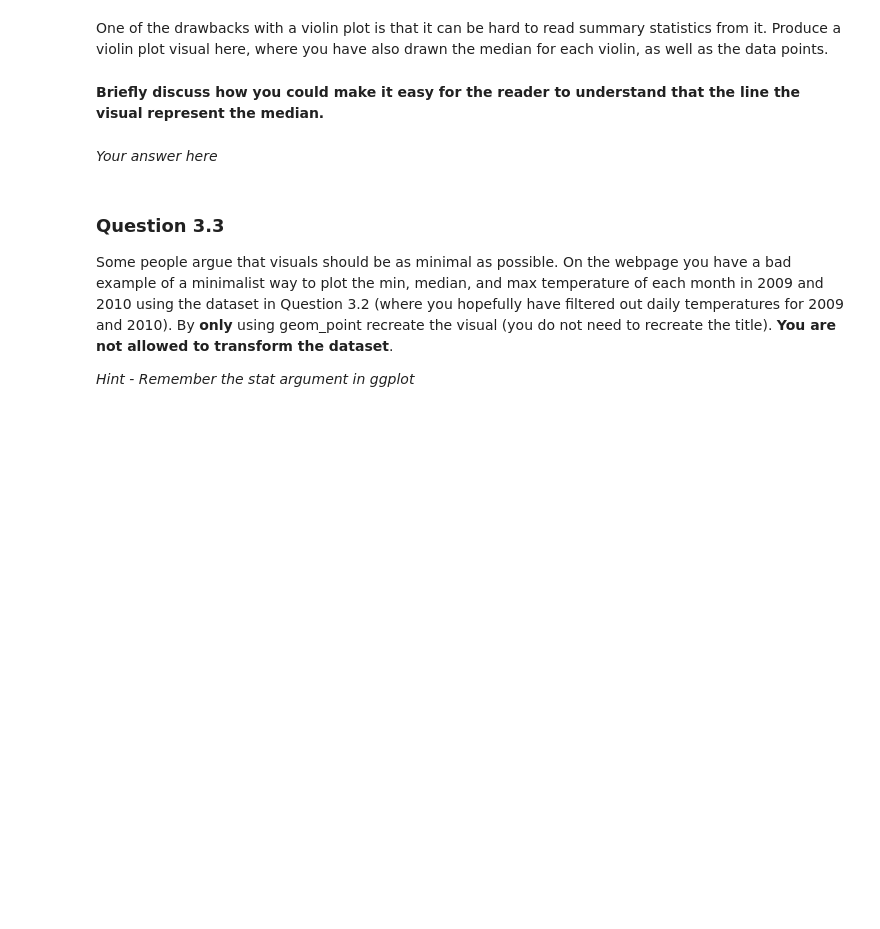
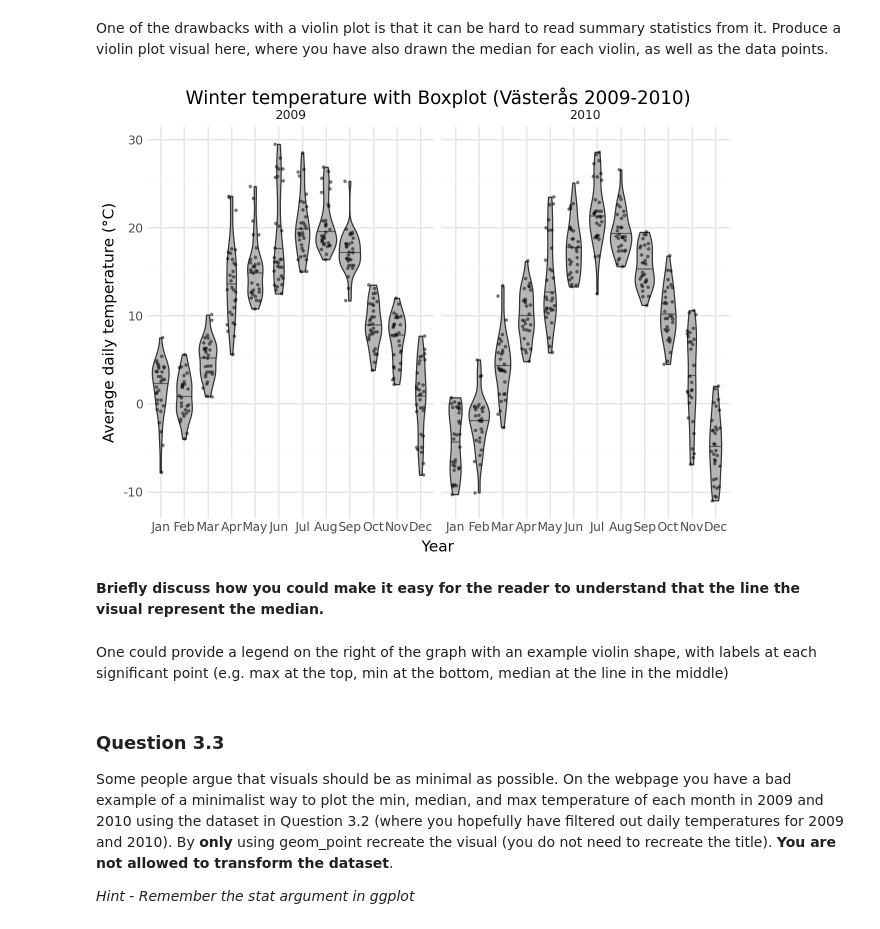
Before and after one commit to Salabud/MVE080-grp10, a Jupyter notebook: Homework1_2025.ipynb, the cells around one changed output. Saved outputs shown, nothing was run; the diff lists cells and outputs as text; code cells hidden in the pictures; blank space fills up the shorter version.

```diff
--- a/Homework1_2025.ipynb
+++ b/Homework1_2025.ipynb
@@ -272,7 +281,20 @@ One of the drawbacks with a violin plot is that it can be hard to read summary s
+# %%
+# Insert code here using violin plot with dots and median line
+(
+ggplot(tidy_weather, aes(x="factor(month)", y="Temperature"))
++ geom_violin(fill = cbPalette[7], alpha=0.7, draw_quantiles=0.5)
++ geom_jitter(size=0.5, width=0.2, alpha=0.4)
++ facet_wrap("~Year")
++ labs(y = "Average daily temperature (°C)", x = "Year", title="Winter temperature with Boxplot (Västerås 2009-2010)")
++ theme_minimal()
+)
+# Remember to print the visual
+# %% [output]
+[figure, added]
 # %% [markdown]
 **Briefly discuss how you could make it easy for the reader to understand that the line the visual represent the median.**
-# %% [markdown]
-_Your answer here_
+# %% [markdown]
+One could provide a legend on the right of the graph with an example violin shape, with labels at each significant point (e.g. max at the top, min at the bottom, median at the line in the middle)
 # %% [markdown]
 ### Question 3.3
 
```
Also changed, not shown: parts of 6 cells of this notebook.
